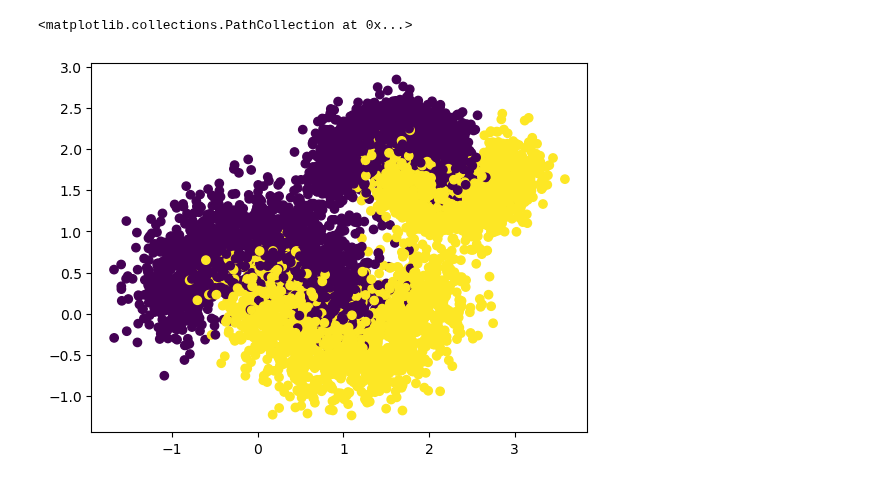
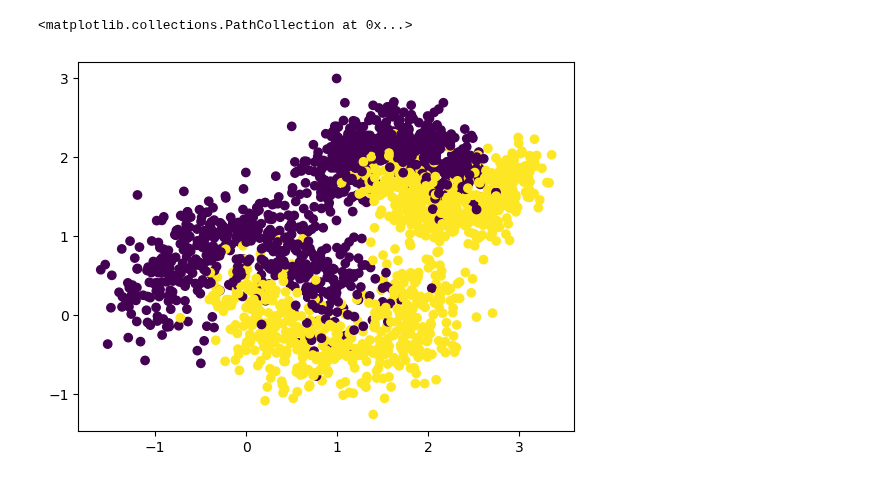
Before and after one commit to istepka/betarce, a Jupyter notebook: decision_boundary_approx.ipynb, the cells around one changed output. Cells and saved outputs as stored; diff of their text form; code cells hidden in the pictures.

```diff
--- a/decision_boundary_approx.ipynb
+++ b/decision_boundary_approx.ipynb
@@ -10,36 +10,36 @@ from sklearn.model_selection import train_test_split
 
 # data = make_circles(n_samples=3000, noise=0.1, random_state=0)
 # data2 = make_circles(n_samples=3000, noise=0.1, random_state=1, factor=0.5)
 
-data = make_moons(n_samples=3000, noise=0.3, random_state=0)
-data2 = make_moons(n_samples=3000, noise=0.3, random_state=1)
+data = make_moons(n_samples=1000, noise=0.3, random_state=0)
+data2 = make_moons(n_samples=1000, noise=0.3, random_state=1)
 
 X = np.concatenate([data[0], data2[0] / 1.5 + 1.6])
 y = np.concatenate([data[1], data2[1]])
 
 X_train, X_test, y_train, y_test = train_test_split(X, y, test_size=0.2)
 
 # Normalize the data to 0-1
 X_train = (X_train - X_train.min()) / (X_train.max() - X_train.min())
 X_test = (X_test - X_test.min()) / (X_test.max() - X_test.min())
 
 
 def plot_decision_boundary(m, X, y):
     x_span = np.linspace(min(X[:,0]) - 0.25, max(X[:,0]) + 0.25)
     y_span = np.linspace(min(X[:,1]) - 0.25, max(X[:,1]) + 0.25)
     xx, yy = np.meshgrid(x_span, y_span)
     xx_, yy_ = xx.ravel(), yy.ravel()
     grid = np.c_[xx_,yy_]
     pred_func = m.predict(grid)
     z = pred_func.reshape(xx.shape)
     plt.contourf(xx,yy,z, cmap=plt.cm.coolwarm, alpha=0.5)
     plt.scatter(X[:,0], X[:,1], c=y)
 
 
 plt.scatter(X[:,0], X[:,1], c=y)
 # %% [output]
 <matplotlib.collections.PathCollection at 0x...>
-[figure, old version]
+[figure, new version]
 # %%
 modelMLP = MLPClassifier(hidden_layer_sizes=(50,20, 5), max_iter=1000, learning_rate_init=0.01, solver='adam', random_state=1, activation='relu')
 modelMLP.fit(X_train, y_train)
```
Also changed, not shown: parts of 2 cells of this notebook, 38 other files.
